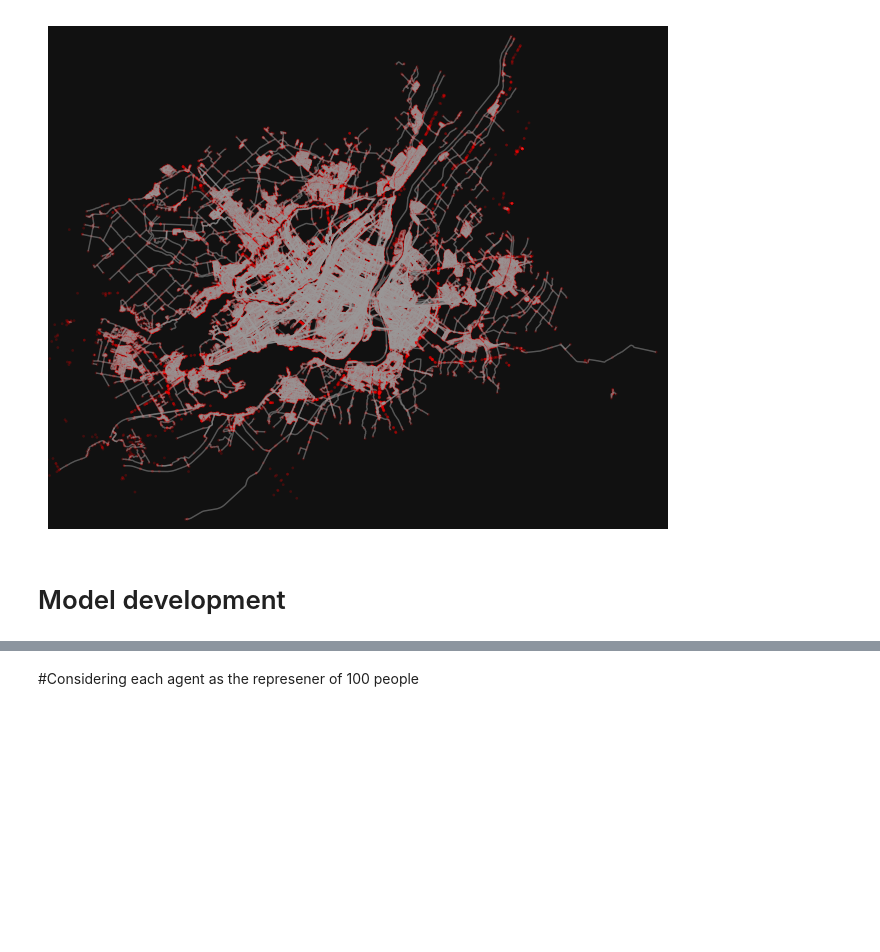
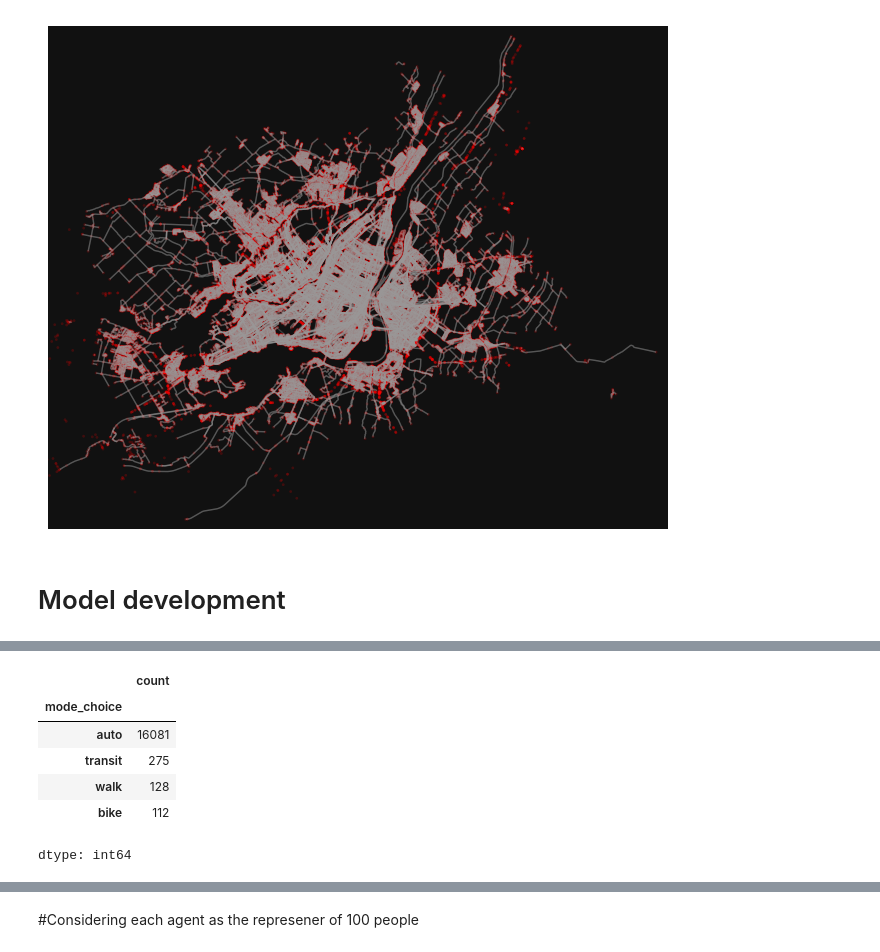
Before and after one commit to Nmg1994/ActiveTransportation, a Jupyter notebook: ABM_ActiveTransportation.ipynb, the cells around one changed output, grey strips where cells are left out. Cells and saved outputs as stored; diff of their text form; code cells hidden in the pictures; blank space fills up the shorter version.

```diff
--- a/ABM_ActiveTransportation.ipynb
+++ b/ABM_ActiveTransportation.ipynb
@@ -748,0 +749,10 @@ df["mode_choice"] = df[["P_auto", "P_transit", "P_bike", "P_walk"]].idxmax(axis=
+# %%
+df["mode_choice"].value_counts()
+# %% [output]
+|  | count |
+| mode_choice |  |
+| auto | 16081 |
+| transit | 275 |
+| walk | 128 |
+| bike | 112 |
+dtype: int64
```
Also changed, not shown: parts of 7 cells of this notebook.
